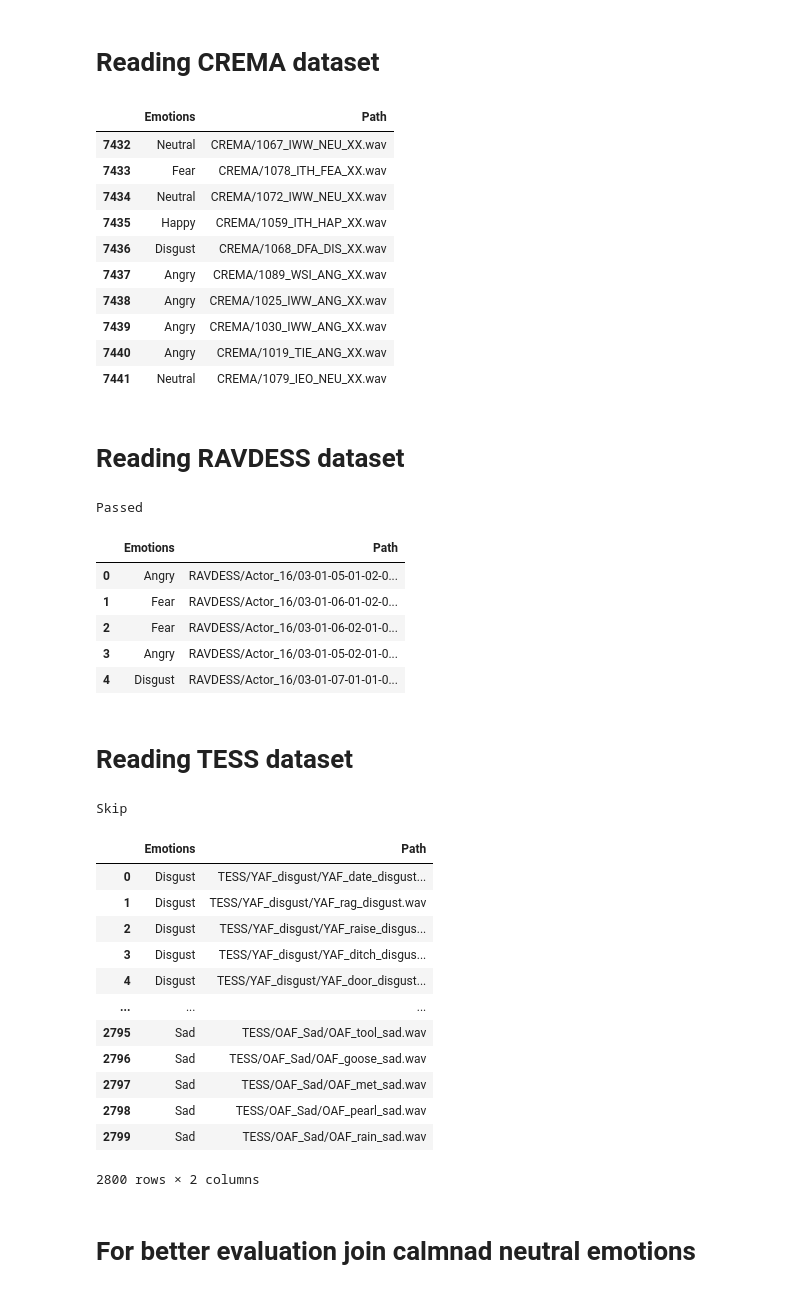
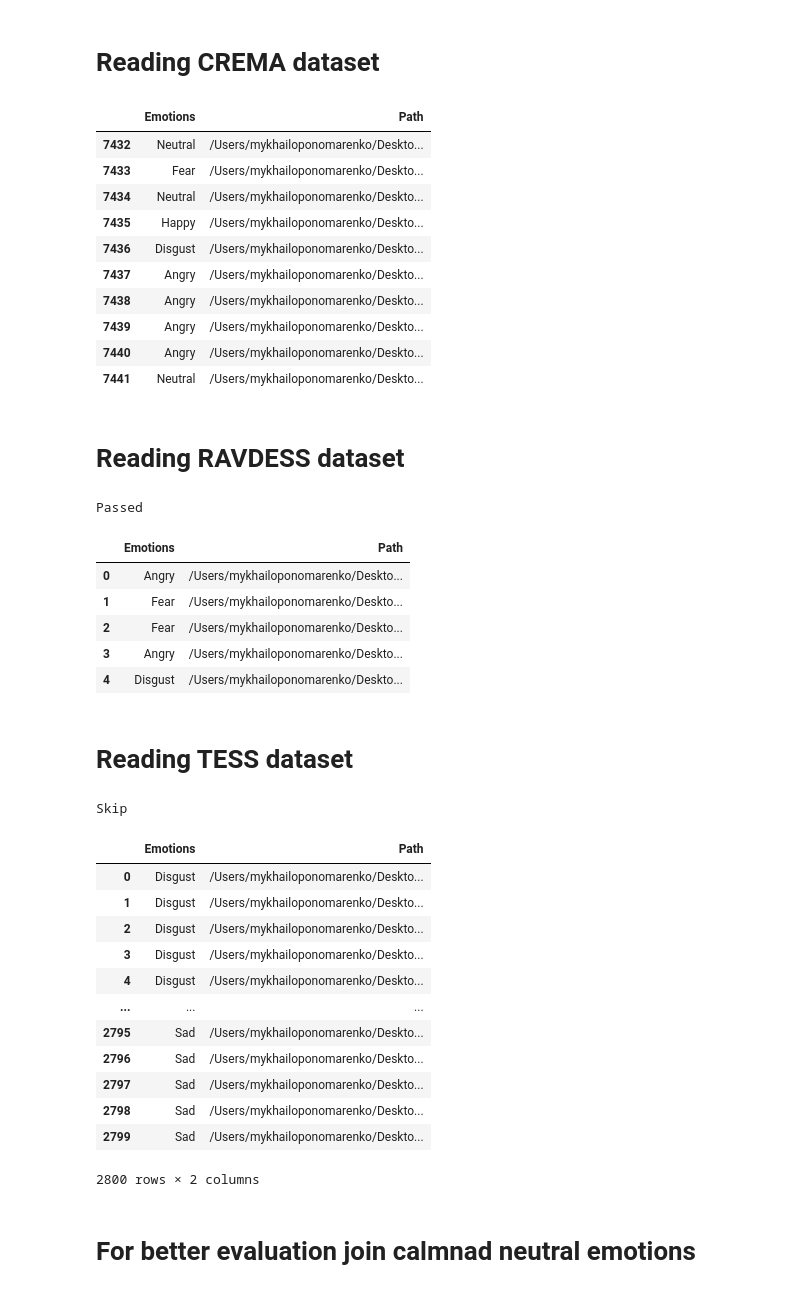
Before and after one commit to f1rset/SER, a Jupyter notebook: model_GMM.ipynb, the cells around one changed output. Drawn from its saved outputs; the diff is of its cells as text; code cells hidden in the pictures.

```diff
--- a/model_GMM.ipynb
+++ b/model_GMM.ipynb
@@ -16,47 +16,47 @@ from scipy.special import logsumexp
 # %% [markdown]
 # Reading CREMA dataset
 # %%
-crema = 'CREMA'
+crema = '/Users/mykhailoponomarenko/Desktop/UCU year 2 sem 2/Linear algebra/SER/CREMA'
 crema_dir = os.listdir(crema)
 emotions = []
 path_file = []
 for audio in crema_dir :
     path_file.append(crema +'/'+ audio)
     parts = audio.split("_")
     if "ANG" in parts:
         emotions.append("Angry")
     elif "DIS" in parts:
         emotions.append("Disgust")
     elif "FEA" in parts:
         emotions.append("Fear")
     elif "HAP" in parts:
         emotions.append("Happy")
     elif "SAD" in parts:
         emotions.append("Sad")
     elif "NEU" in parts:
         emotions.append("Neutral")
 # MAKE THIS INFORMATION INTO DATAFRAME
 emotion_df = pd.DataFrame(emotions, columns=["Emotions"])
 filePath_df = pd.DataFrame(path_file, columns=["Path"])
 
 crema_df = pd.concat([emotion_df, filePath_df], axis=1)
 crema_df.tail(10)
 # %% [output]
 |  | Emotions | Path |
-| 7432 | Neutral | CREMA/1067_IWW_NEU_XX.wav |
-| 7433 | Fear | CREMA/1078_ITH_FEA_XX.wav |
-| 7434 | Neutral | CREMA/1072_IWW_NEU_XX.wav |
-| 7435 | Happy | CREMA/1059_ITH_HAP_XX.wav |
-| 7436 | Disgust | CREMA/1068_DFA_DIS_XX.wav |
-| 7437 | Angry | CREMA/1089_WSI_ANG_XX.wav |
-| 7438 | Angry | CREMA/1025_IWW_ANG_XX.wav |
-| 7439 | Angry | CREMA/1030_IWW_ANG_XX.wav |
-| 7440 | Angry | CREMA/1019_TIE_ANG_XX.wav |
-| 7441 | Neutral | CREMA/1079_IEO_NEU_XX.wav |
+| 7432 | Neutral | /Users/mykhailoponomarenko/Deskto... |
+| 7433 | Fear | /Users/mykhailoponomarenko/Deskto... |
+| 7434 | Neutral | /Users/mykhailoponomarenko/Deskto... |
+| 7435 | Happy | /Users/mykhailoponomarenko/Deskto... |
+| 7436 | Disgust | /Users/mykhailoponomarenko/Deskto... |
+| 7437 | Angry | /Users/mykhailoponomarenko/Deskto... |
+| 7438 | Angry | /Users/mykhailoponomarenko/Deskto... |
+| 7439 | Angry | /Users/mykhailoponomarenko/Deskto... |
+| 7440 | Angry | /Users/mykhailoponomarenko/Deskto... |
+| 7441 | Neutral | /Users/mykhailoponomarenko/Deskto... |
 # %% [markdown]
 # Reading RAVDESS dataset
 # %%
-ravdess='RAVDESS'
+ravdess='/Users/mykhailoponomarenko/Desktop/UCU year 2 sem 2/Linear algebra/SER/RAVDESS'
 ravdess_dir = os.listdir(ravdess)
 
 ravdees_dir =ravdess_dir[0]
@@ -82,15 +82,15 @@ ravdess_df.head()
 # %% [output]
 Passed
 |  | Emotions | Path |
-| 0 | Angry | RAVDESS/Actor_16/03-01-05-01-02-0... |
-| 1 | Fear | RAVDESS/Actor_16/03-01-06-01-02-0... |
-| 2 | Fear | RAVDESS/Actor_16/03-01-06-02-01-0... |
-| 3 | Angry | RAVDESS/Actor_16/03-01-05-02-01-0... |
-| 4 | Disgust | RAVDESS/Actor_16/03-01-07-01-01-0... |
+| 0 | Angry | /Users/mykhailoponomarenko/Deskto... |
+| 1 | Fear | /Users/mykhailoponomarenko/Deskto... |
+| 2 | Fear | /Users/mykhailoponomarenko/Deskto... |
+| 3 | Angry | /Users/mykhailoponomarenko/Deskto... |
+| 4 | Disgust | /Users/mykhailoponomarenko/Deskto... |
 # %% [markdown]
 # Reading TESS dataset
 # %%
-tess='TESS'
+tess='/Users/mykhailoponomarenko/Desktop/UCU year 2 sem 2/Linear algebra/SER/TESS'
 tess_dir = os.listdir(tess)
 emotions = []
 filepath = []
@@ -126,17 +126,17 @@ tess_df
 # %% [output]
 Skip
 |  | Emotions | Path |
-| 0 | Disgust | TESS/YAF_disgust/YAF_date_disgust... |
-| 1 | Disgust | TESS/YAF_disgust/YAF_rag_disgust.wav |
-| 2 | Disgust | TESS/YAF_disgust/YAF_raise_disgus... |
-| 3 | Disgust | TESS/YAF_disgust/YAF_ditch_disgus... |
-| 4 | Disgust | TESS/YAF_disgust/YAF_door_disgust... |
+| 0 | Disgust | /Users/mykhailoponomarenko/Deskto... |
+| 1 | Disgust | /Users/mykhailoponomarenko/Deskto... |
+| 2 | Disgust | /Users/mykhailoponomarenko/Deskto... |
+| 3 | Disgust | /Users/mykhailoponomarenko/Deskto... |
+| 4 | Disgust | /Users/mykhailoponomarenko/Deskto... |
 | ... | ... | ... |
-| 2795 | Sad | TESS/OAF_Sad/OAF_tool_sad.wav |
-| 2796 | Sad | TESS/OAF_Sad/OAF_goose_sad.wav |
-| 2797 | Sad | TESS/OAF_Sad/OAF_met_sad.wav |
-| 2798 | Sad | TESS/OAF_Sad/OAF_pearl_sad.wav |
-| 2799 | Sad | TESS/OAF_Sad/OAF_rain_sad.wav |
+| 2795 | Sad | /Users/mykhailoponomarenko/Deskto... |
+| 2796 | Sad | /Users/mykhailoponomarenko/Deskto... |
+| 2797 | Sad | /Users/mykhailoponomarenko/Deskto... |
+| 2798 | Sad | /Users/mykhailoponomarenko/Deskto... |
+| 2799 | Sad | /Users/mykhailoponomarenko/Deskto... |
 2800 rows × 2 columns
 # %% [markdown]
 # For better evaluation join calmnad neutral emotions
```
Also changed, not shown: parts of 5 cells of this notebook, 1 other file.
